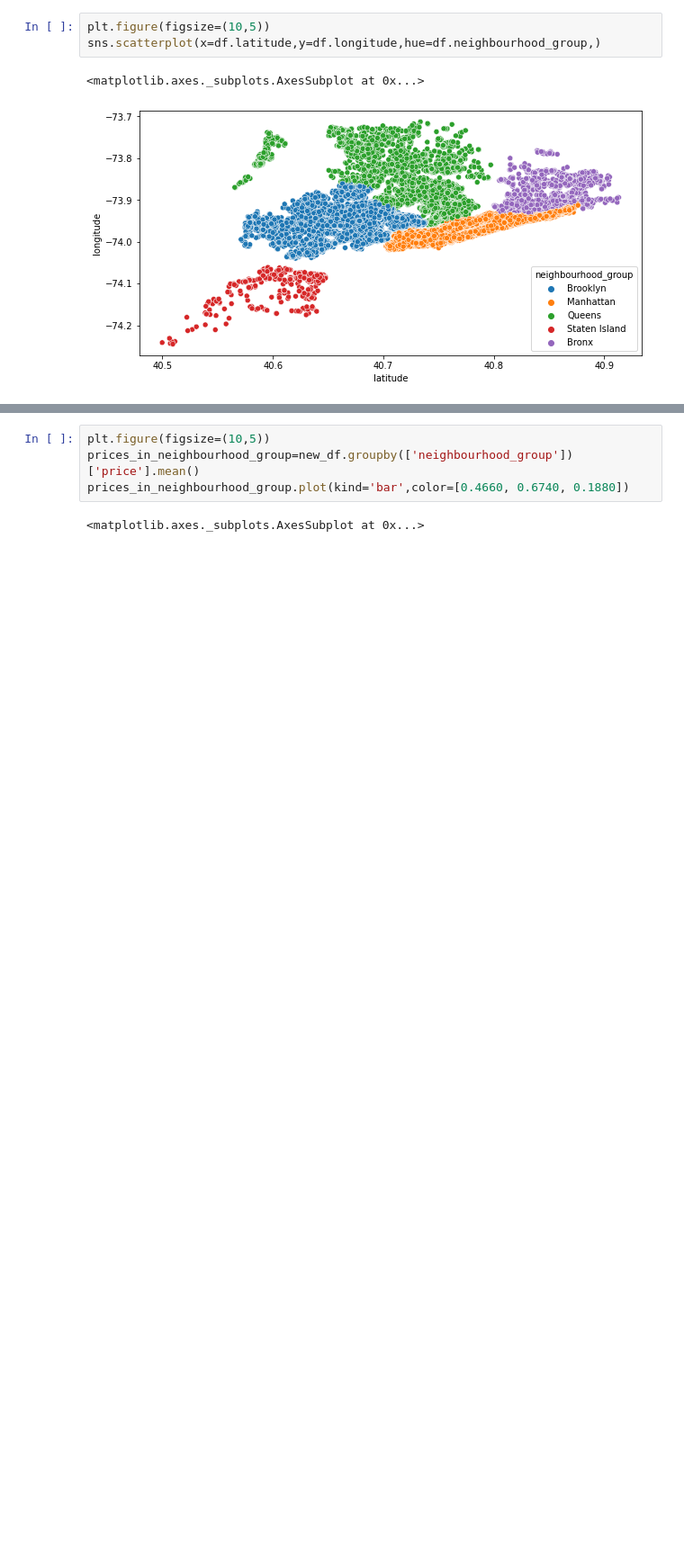
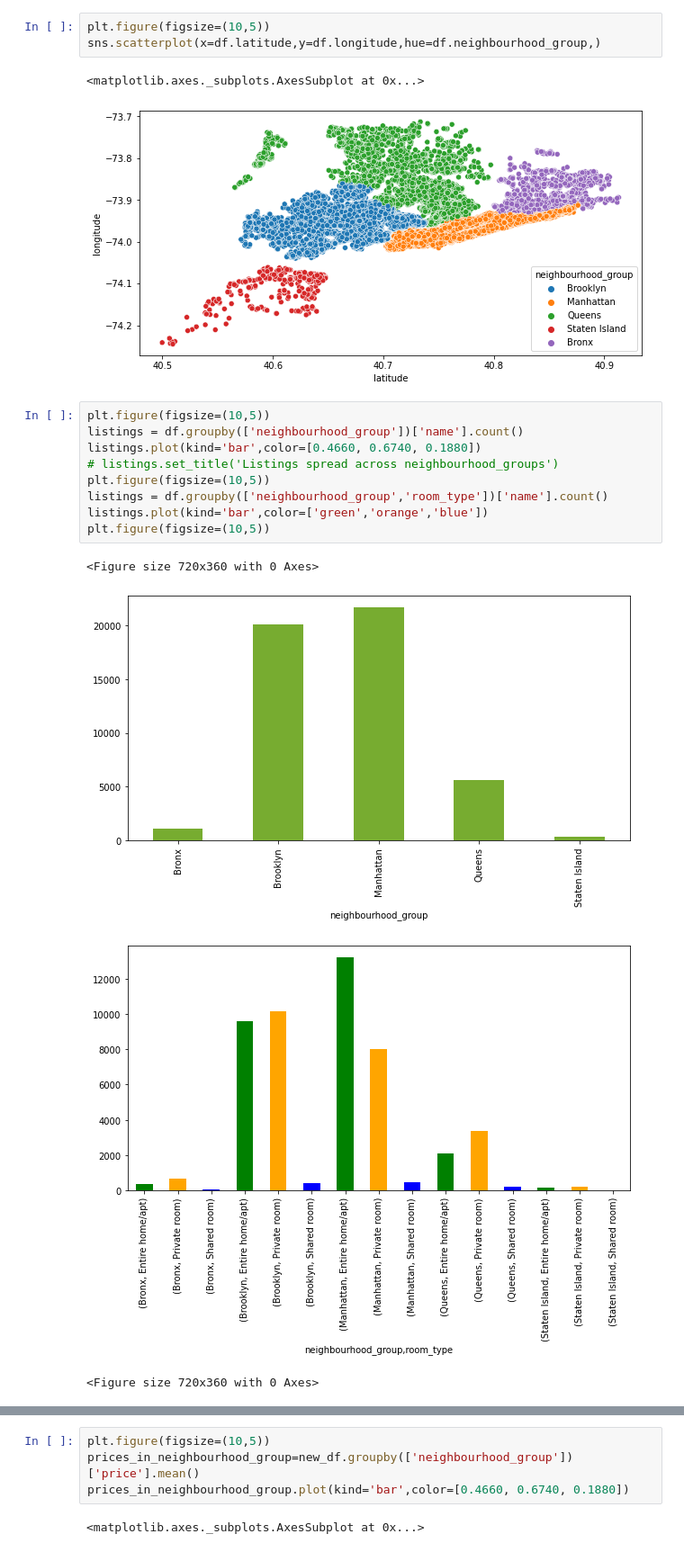
Before and after one commit to VaideswarReddy/Airbnb_data_analysis, a Jupyter notebook: Vaideswar_Reddy_Team_4_Capstone_Project.ipynb, the cells around one changed output, grey strips where cells are left out. Shown: that part at 90% size. Drawn from its saved outputs; the diff is of its cells as text; blank space fills up the shorter version.

```diff
--- a/Vaideswar_Reddy_Team_4_Capstone_Project.ipynb
+++ b/Vaideswar_Reddy_Team_4_Capstone_Project.ipynb
@@ -177,3 +205,17 @@ sns.scatterplot(x=df.latitude,y=df.longitude,hue=df.neighbourhood_group,)
 # %% [output]
 <matplotlib.axes._subplots.AxesSubplot at 0x...>
 [figure]
+# %%
+plt.figure(figsize=(10,5))
+listings = df.groupby(['neighbourhood_group'])['name'].count()
+listings.plot(kind='bar',color=[0.4660, 0.6740, 0.1880])
+# listings.set_title('Listings spread across neighbourhood_groups')
+plt.figure(figsize=(10,5))
+listings = df.groupby(['neighbourhood_group','room_type'])['name'].count()
+listings.plot(kind='bar',color=['green','orange','blue'])
+plt.figure(figsize=(10,5))
+# %% [output]
+<Figure size 720x360 with 0 Axes>
+[figure, added]
+[figure, added]
+<Figure size 720x360 with 0 Axes>
```
Also changed, not shown: parts of 20 cells of this notebook.
